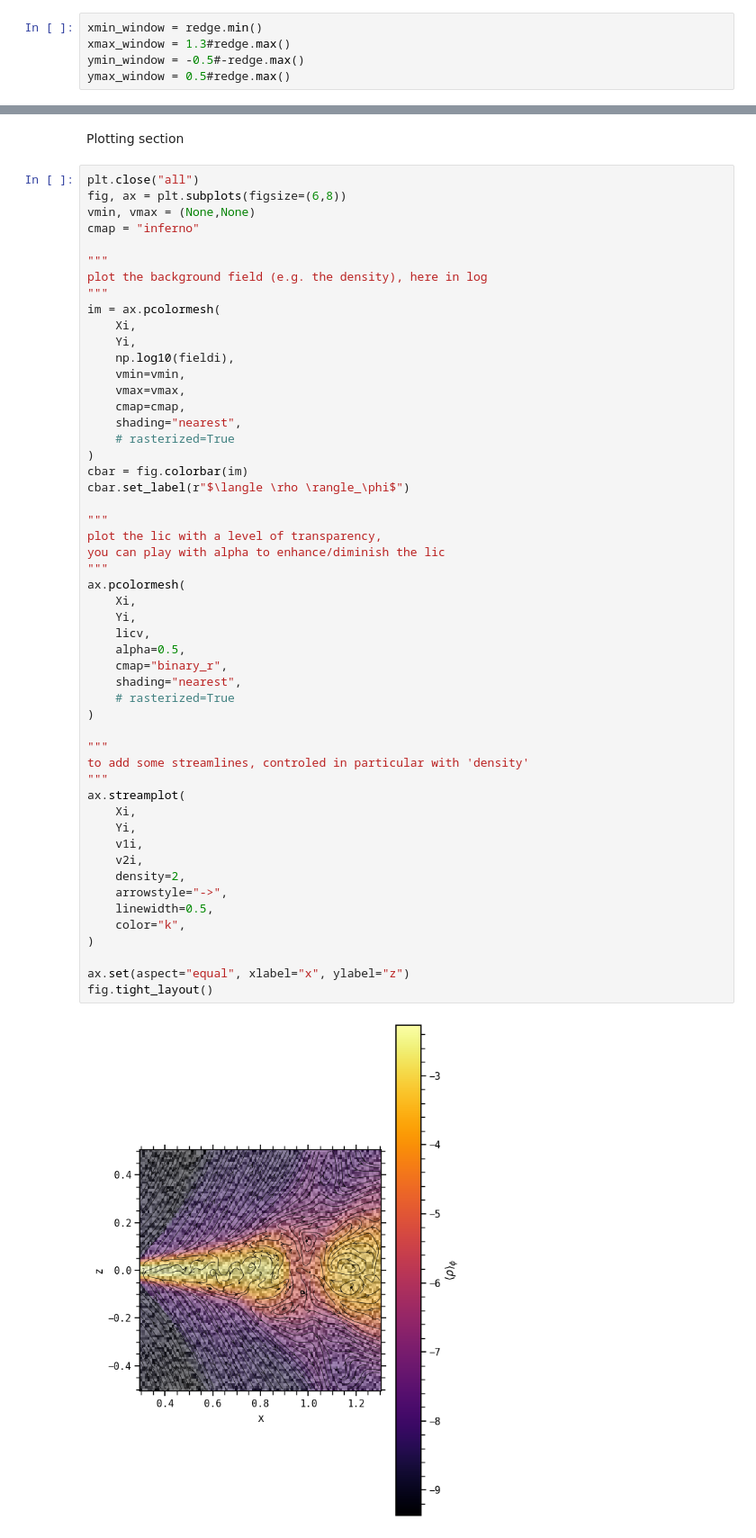
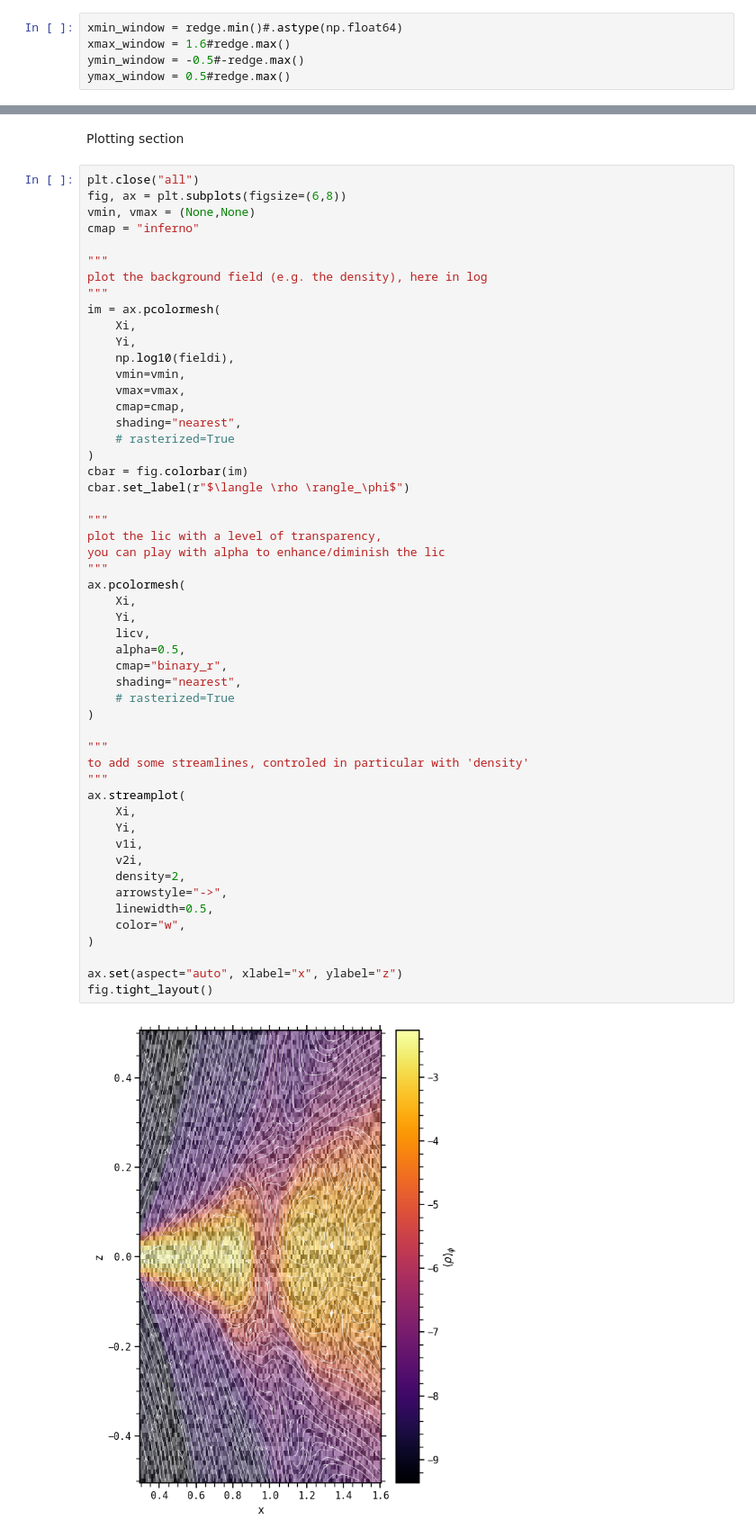
Before and after one commit to volodia99/lick_template, a Jupyter notebook: template.ipynb, the cells around one changed output, grey strips where cells are left out. Shown: that part at 90% size. Saved outputs shown, nothing was run; the diff lists cells and outputs as text.

```diff
--- a/template.ipynb
+++ b/template.ipynb
@@ -48,8 +48,8 @@ vector_z = vector_r*np.cos(tmed3d) - vector_theta*np.sin(tmed3d)
 OPTIONAL: define a window for the lick to focus on that window
 remove these everywhere if you want the lic on the whole data
 # %%
-xmin_window = redge.min()
-xmax_window = 1.3#redge.max()
+xmin_window = redge.min()#.astype(np.float64)
+xmax_window = 1.6#redge.max()
 ymin_window = -0.5#-redge.max()
 ymax_window = 0.5#redge.max()
 # %% [markdown]
@@ -123,33 +123,33 @@ cbar.set_label(r"$\langle \rho \rangle_\phi$")
 
 """
 plot the lic with a level of transparency,
 you can play with alpha to enhance/diminish the lic
 """
 ax.pcolormesh(
     Xi,
     Yi,
     licv,
     alpha=0.5,
     cmap="binary_r",
     shading="nearest",
     # rasterized=True
 )
 
 """
 to add some streamlines, controled in particular with 'density'
 """
 ax.streamplot(
     Xi,
     Yi,
     v1i,
     v2i,
     density=2,
     arrowstyle="->",
     linewidth=0.5,
-    color="k",
+    color="w",
 )
 
-ax.set(aspect="equal", xlabel="x", ylabel="z")
+ax.set(aspect="auto", xlabel="x", ylabel="z")
 fig.tight_layout()
 # %% [output]
-[figure, old version]
+[figure, new version]
```
Also changed, not shown: 2 other files.
